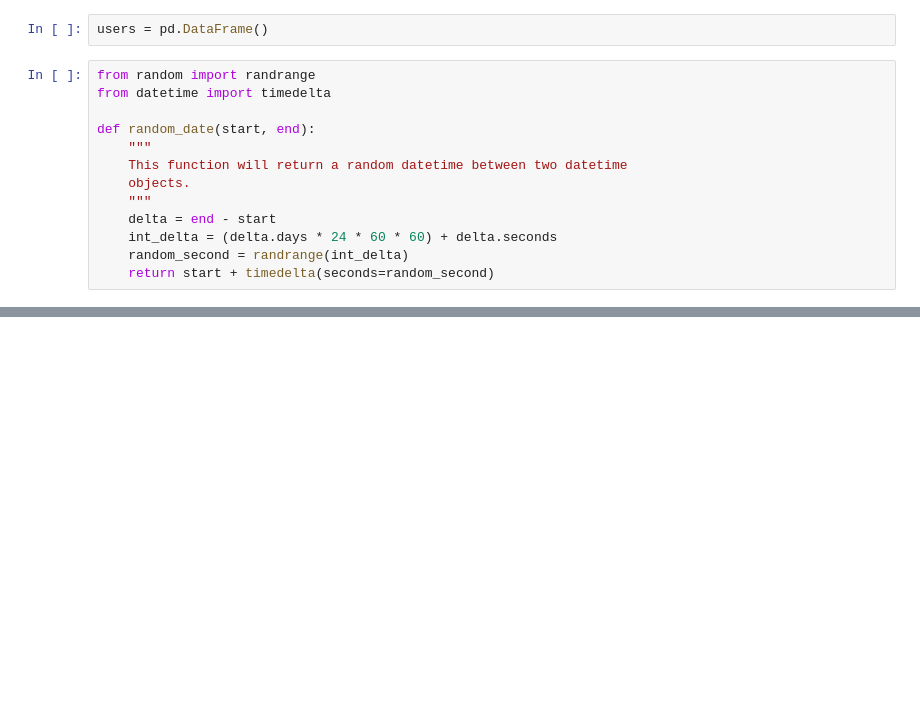
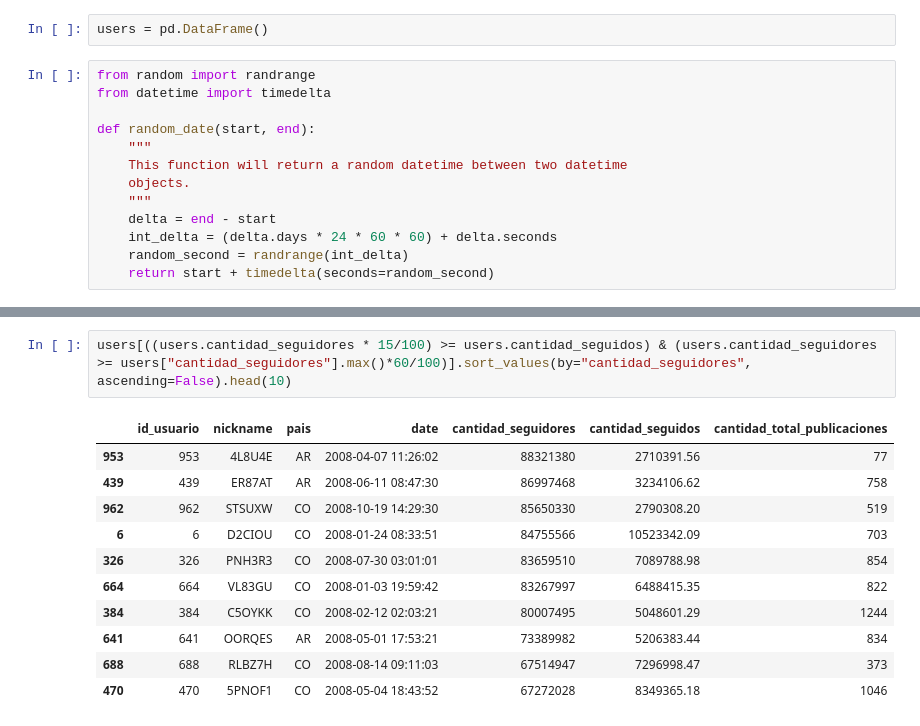
Before and after one commit to otlucas/ejercicios, a Jupyter notebook: ejerciciosParcial.ipynb, the cells around one changed output, grey strips where cells are left out. Cells and saved outputs as stored; diff of their text form; blank space fills up the shorter version.

```diff
--- a/ejerciciosParcial.ipynb
+++ b/ejerciciosParcial.ipynb
@@ -63,0 +83,14 @@ users
+# %%
+users[((users.cantidad_seguidores * 15/100) >= users.cantidad_seguidos) & (users.cantidad_seguidores >= users["cantidad_seguidores"].max()*60/100)].sort_values(by="cantidad_seguidores", ascending=False).head(10)
+# %% [output]
+|  | id_usuario | nickname | pais | date | cantidad_seguidores | cantidad_seguidos | cantidad_total_publicaciones |
+| 953 | 953 | 4L8U4E | AR | 2008-04-07 11:26:02 | 88321380 | 2710391.56 | 77 |
+| 439 | 439 | ER87AT | AR | 2008-06-11 08:47:30 | 86997468 | 3234106.62 | 758 |
+| 962 | 962 | STSUXW | CO | 2008-10-19 14:29:30 | 85650330 | 2790308.20 | 519 |
+| 6 | 6 | D2CIOU | CO | 2008-01-24 08:33:51 | 84755566 | 10523342.09 | 703 |
+| 326 | 326 | PNH3R3 | CO | 2008-07-30 03:01:01 | 83659510 | 7089788.98 | 854 |
+| 664 | 664 | VL83GU | CO | 2008-01-03 19:59:42 | 83267997 | 6488415.35 | 822 |
+| 384 | 384 | C5OYKK | CO | 2008-02-12 02:03:21 | 80007495 | 5048601.29 | 1244 |
+| 641 | 641 | OORQES | AR | 2008-05-01 17:53:21 | 73389982 | 5206383.44 | 834 |
+| 688 | 688 | RLBZ7H | CO | 2008-08-14 09:11:03 | 67514947 | 7296998.47 | 373 |
+| 470 | 470 | 5PNOF1 | CO | 2008-05-04 18:43:52 | 67272028 | 8349365.18 | 1046 |
```
Also changed, not shown: parts of 5 cells of this notebook.
